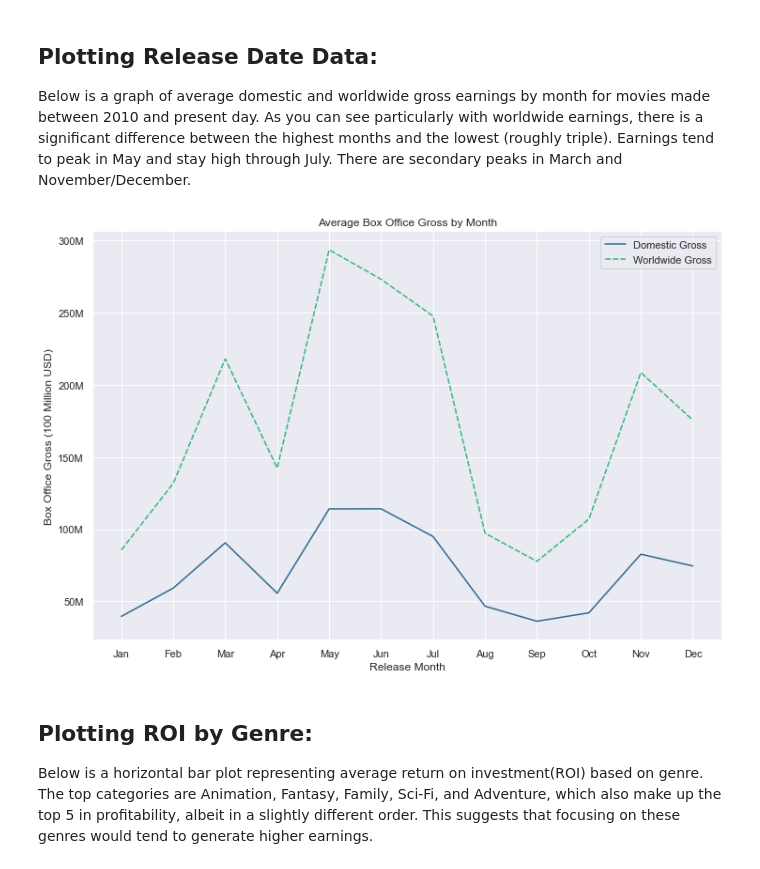
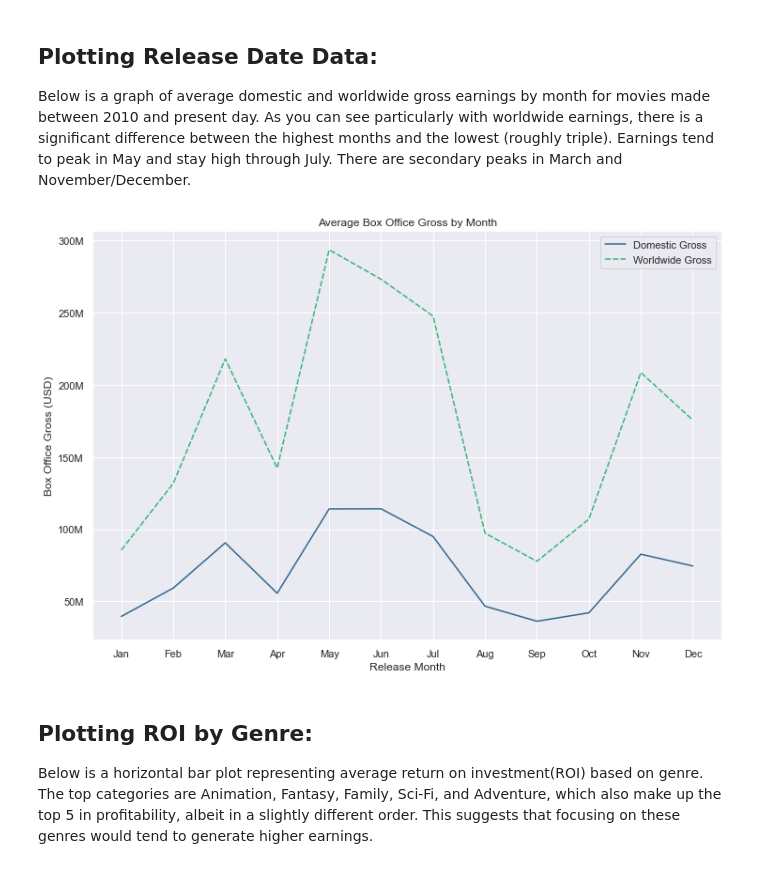
Before and after one commit to cmhollman/dsc-phase-1-project-v2-3, a Jupyter notebook: Microsoft_Project.ipynb, the cells around one changed output. Cells and saved outputs as stored; diff of their text form; code cells hidden in the pictures.

```diff
--- a/Microsoft_Project.ipynb
+++ b/Microsoft_Project.ipynb
@@ -124,16 +131,15 @@ title_and_budget["worldwide_gross"] = title_and_budget[
 ##filtering out production budgets below mean of dataset
 
 title_and_budget = title_and_budget[
-title_and_budget["production_budget"] >= 16000000]
+    title_and_budget["production_budget"] >= 16_000_000]
 # %%
 ##converting release dats to datetime format and isolating month as ordered string
 months = ["Jan", "Feb", "Mar", "Apr","May", "Jun", "Jul", "Aug", "Sep", "Oct", "Nov", "Dec"]
 title_and_budget["release_date"] = pd.to_datetime(
-title_and_budget["release_date"])
+    title_and_budget["release_date"])
 title_and_budget["release_month"] = title_and_budget['release_date'].dt.strftime("%b")
 title_and_budget["release_month"] = pd.Categorical(
-title_and_budget["release_month"],
-ordered=True, categories=months)
+    title_and_budget["release_month"], ordered=True, categories=months)
 # %% [markdown]
 ## Feature Engineering
 At this stage I create new columns for profit and ROI for the IMDB/The Numbers dataset. Some further data cleaning is needed to separate out individual genres.
@@ -222,18 +228,18 @@ Below is a graph of average domestic and worldwide gross earnings by month for m
 # %%
 ##plotting average domestic and worldwide gross by month
 sns.set(rc={"figure.figsize":(12, 8)})
 sns.set_theme(style="darkgrid")
 x1 = sns.lineplot(data=months_grouped, palette="viridis")
 x1.set(
-xlabel="Release Month",
-ylabel="Box Office Gross (100 Million USD)",
-title="Average Box Office Gross by Month")
+    xlabel="Release Month",
+    ylabel="Box Office Gross (USD)",
+    title="Average Box Office Gross by Month")
 plt.legend(labels=["Domestic Gross","Worldwide Gross"])
 ;
 x1.yaxis.set_major_formatter(
-mtick.FuncFormatter(lambda x, pos: "{:,.0f}".format(x/1000000) + "M"))
+    mtick.FuncFormatter(lambda x, pos: "{:,.0f}".format(x/1000000) + "M"))
 # %% [output]
-[figure, old version]
+[figure, new version]
 # %% [markdown]
 ## Plotting ROI by  Genre:
 Below is a horizontal bar plot representing average return on investment(ROI) based on genre. The top categories are Animation, Fantasy, Family, Sci-Fi, and Adventure, which also make up the top 5 in profitability, albeit in a slightly different order. This suggests that focusing on these genres would tend to generate higher earnings.
```
Also changed, not shown: parts of 13 cells of this notebook, 3 other files.
